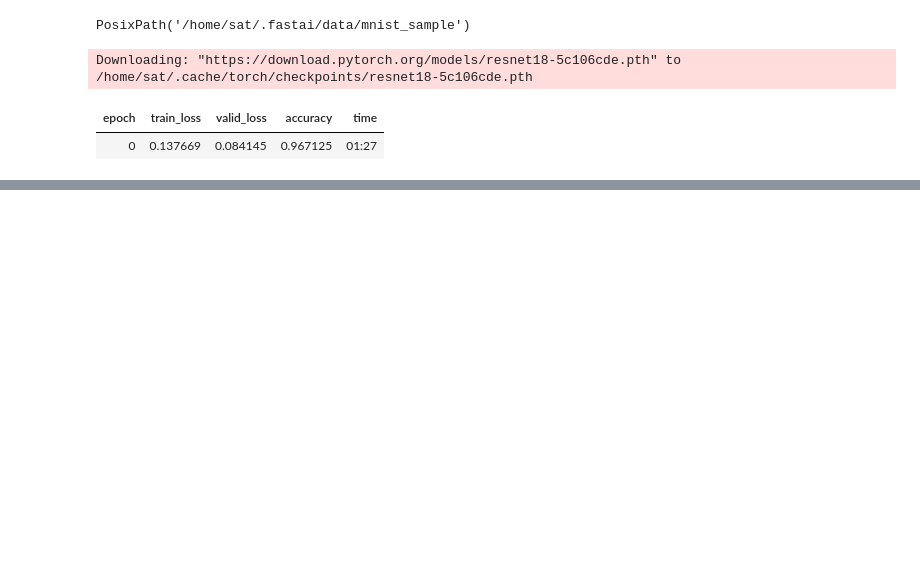
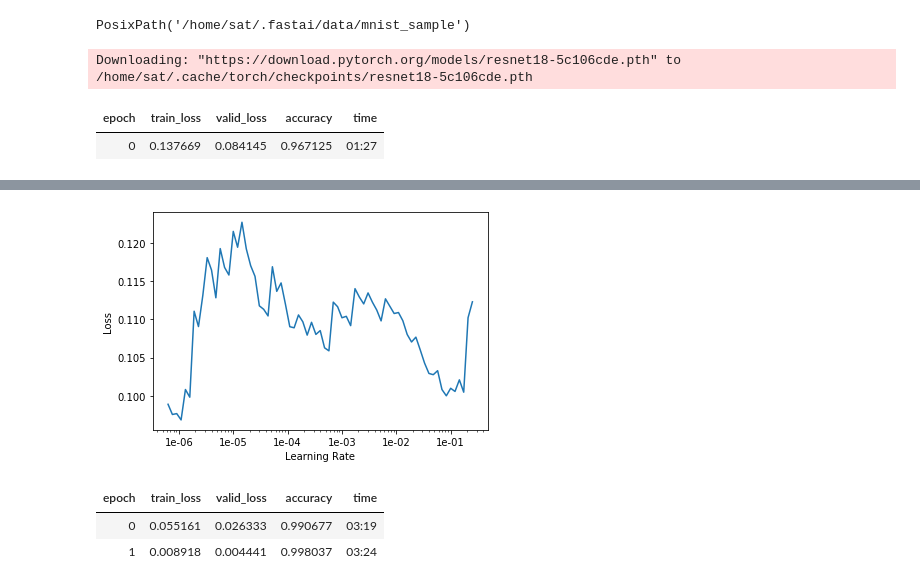
Before and after one commit to Xjannie/testrep, a Jupyter notebook: Untitled.ipynb, the cells around one changed output, grey strips where cells are left out. Cells and saved outputs as stored; diff of their text form; code cells hidden in the pictures; blank space fills up the shorter version.

```diff
--- a/Untitled.ipynb
+++ b/Untitled.ipynb
@@ -23,0 +42,11 @@ TypeError: 'ImageDataBunch' object is not subscriptable
+# %%
+learn.recorder.plot()
+# %% [output]
+[figure, added]
+# %%
+learn.unfreeze()
+learn.fit_one_cycle(2, max_lr=slice(1e-2,1e-4))
+# %% [output]
+| epoch | train_loss | valid_loss | accuracy | time |
+| 0 | 0.055161 | 0.026333 | 0.990677 | 03:19 |
+| 1 | 0.008918 | 0.004441 | 0.998037 | 03:24 |
```
Also changed, not shown: parts of 5 cells of this notebook.
